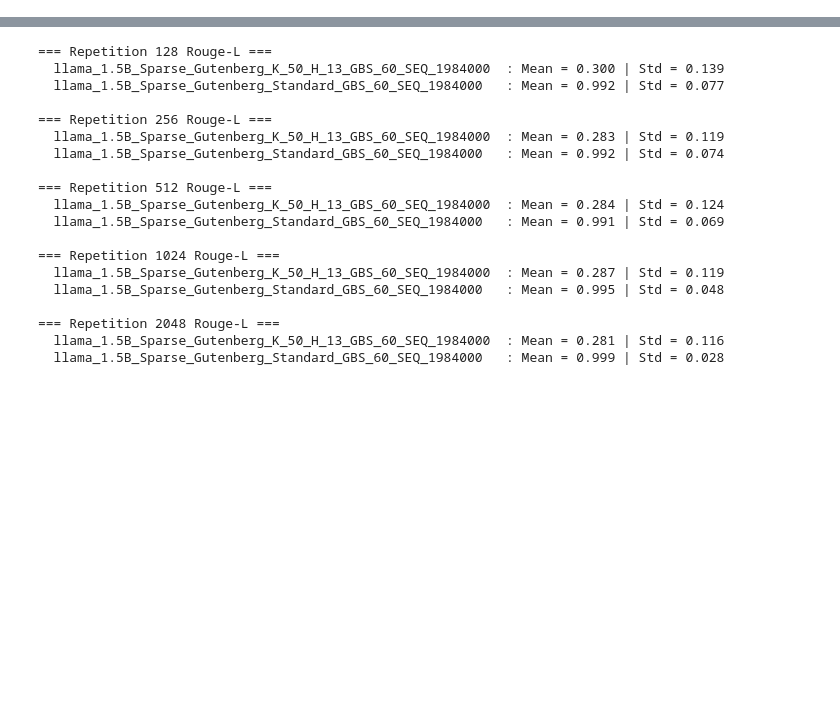
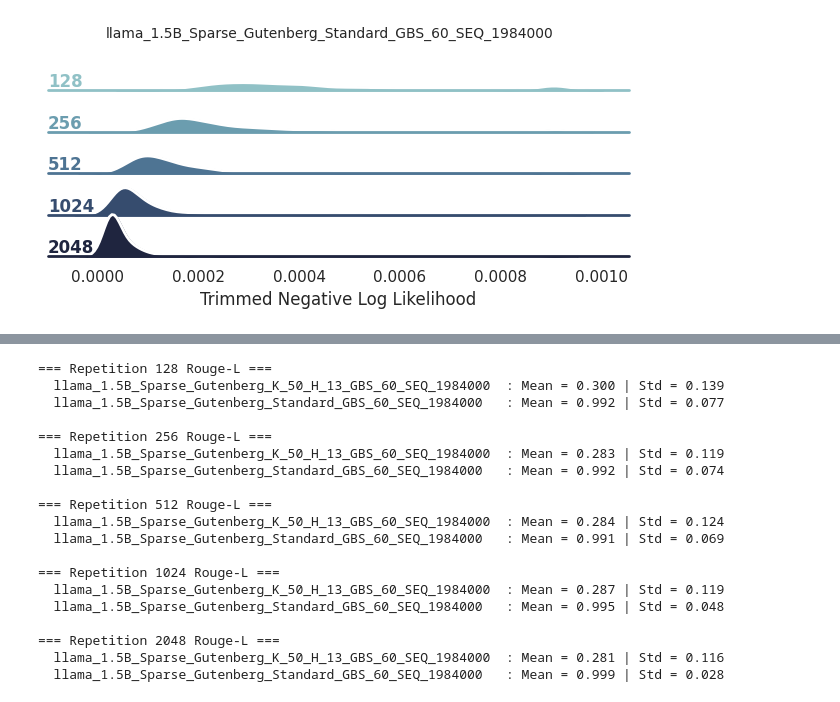
Before and after one commit to Alvorecer721/PDM, a Jupyter notebook: notebooks/rough-l.ipynb, the cells around one changed output, grey strips where cells are left out. Cells and saved outputs as stored; diff of their text form; code cells hidden in the pictures; blank space fills up the shorter version.

```diff
--- a/notebooks/rough-l.ipynb
+++ b/notebooks/rough-l.ipynb
@@ -179,0 +417,8 @@ repetitions_2048 = np.array([128, 256, 512, 1024, 2048])
+# %%
+plot_nll_distributions_ridge(
+    results_dict=goldfish_res_greedy,
+    model_key="llama_1.5B_Sparse_Gutenberg_Standard_GBS_60_SEQ_1984000",
+    upper_quantile=0.96
+)
+# %% [output]
+[figure, added]
```
Also changed, not shown: parts of 14 cells of this notebook, 3 other files.
